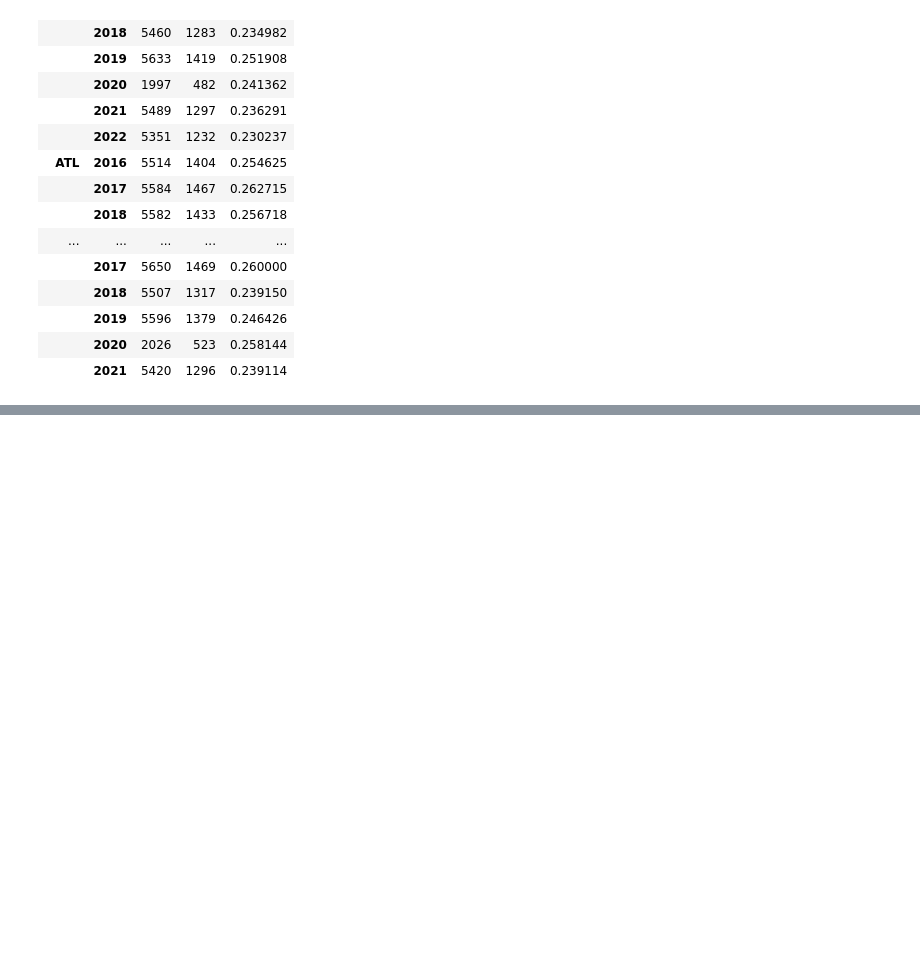
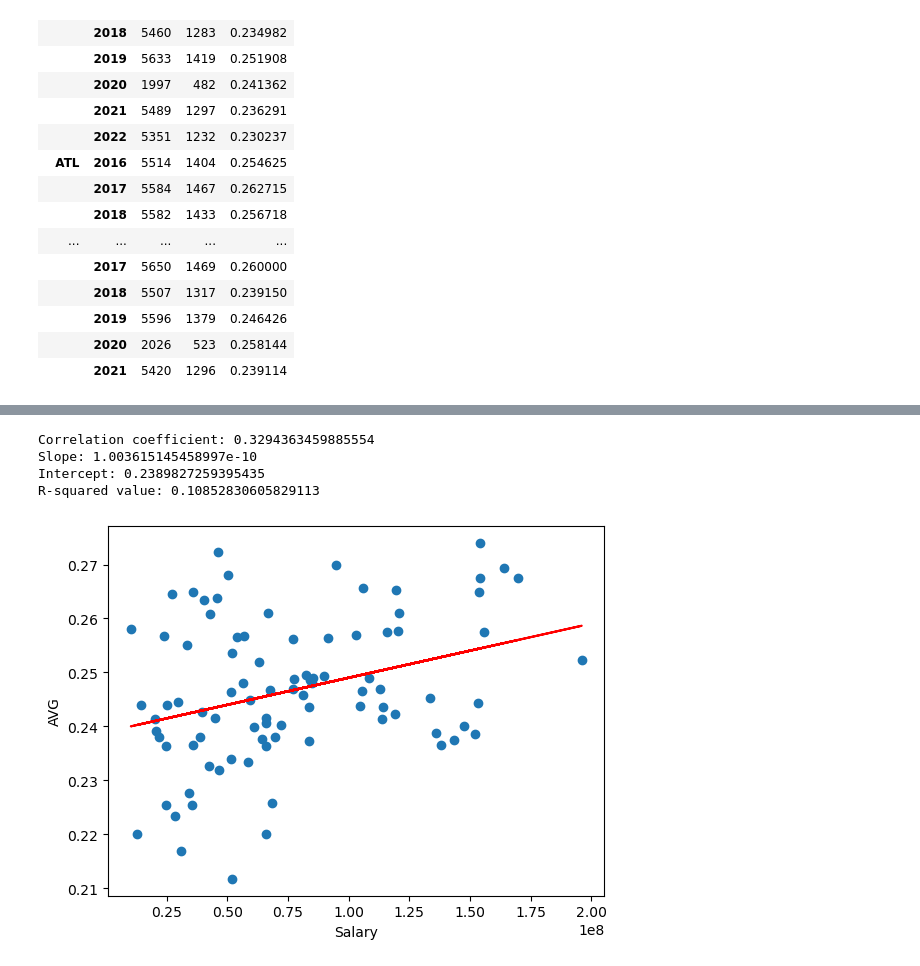
Before and after one commit to michaelgarv/Project_1, a Jupyter notebook: michael_analysis/michael_notebook.ipynb, the cells around one changed output, grey strips where cells are left out. Cells and saved outputs as stored; diff of their text form; code cells hidden in the pictures; blank space fills up the shorter version.

```diff
--- a/michael_analysis/michael_notebook.ipynb
+++ b/michael_analysis/michael_notebook.ipynb
@@ -169,0 +177,19 @@ merged_bsb_df.head(20)
+# %%
+corr_coeff = st.pearsonr(merged_bsb_df['salary'], merged_bsb_df['AVG'])[0]
+print("Correlation coefficient:", corr_coeff)
+slope, intercept, r_value, p_value, std_err = st.linregress(merged_bsb_df['salary'], merged_bsb_df['AVG'])
+print("Slope:", slope)
+print("Intercept:", intercept)
+print("R-squared value:", r_value**2)
+plt.scatter(merged_bsb_df['salary'], merged_bsb_df['AVG'])
+plt.plot(merged_bsb_df['salary'], intercept + slope*merged_bsb_df['salary'], 'r')
+plt.xlabel('Salary')
+plt.ylabel('AVG')
+plt.show()
+#plt.savefig("../images/avgsalaryscatter.png")
+# %% [output]
+Correlation coefficient: 0.3294363459885554
+Slope: 1.003615145458997e-10
+Intercept: 0.2389827259395435
+R-squared value: 0.10852830605829113
+[figure, added]
```
Also changed, not shown: parts of 12 cells of this notebook, 3 other files.
